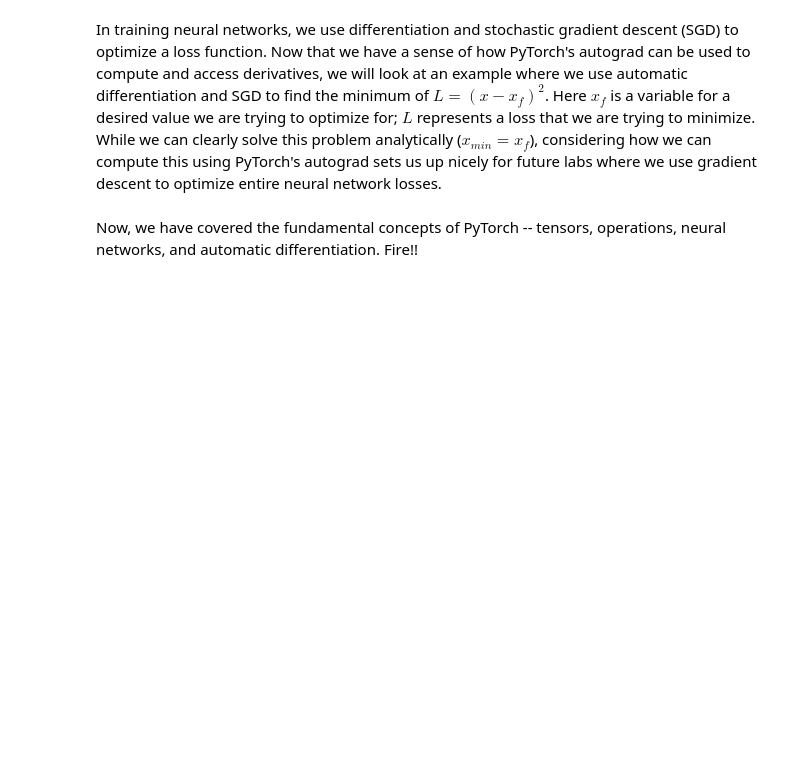
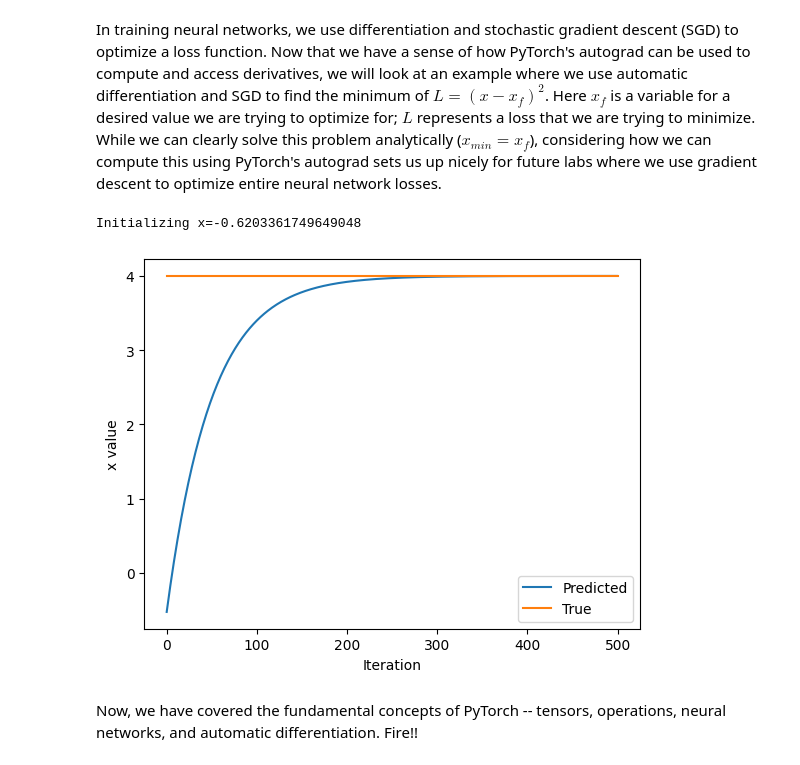
Before and after one commit to defnebu/introtodeeplearning, a Jupyter notebook: lab1/PT_Part1_Intro.ipynb, the cells around one changed output. Saved outputs shown, nothing was run; the diff lists cells and outputs as text; code cells hidden in the pictures; blank space fills up the shorter version.

```diff
--- a/lab1/PT_Part1_Intro.ipynb
+++ b/lab1/PT_Part1_Intro.ipynb
@@ -352,33 +352,36 @@ In training neural networks, we use differentiation and stochastic gradient desc
 x = torch.randn(1)
 print(f"Initializing x={x.item()}")
 
 learning_rate = 1e-2  # Learning rate
 history = []
 x_f = 4  # Target value
 
 
 # We will run gradient descent for a number of iterations. At each iteration, we compute the loss,
 #   compute the derivative of the loss with respect to x, and perform the update.
 for i in range(500):
     x = torch.tensor([x], requires_grad=True)
 
     # TODO: Compute the loss as the square of the difference between x and x_f
-    loss = # TODO
+    loss = torch.square(torch.sub(x,x_f))
 
     # Backpropagate through the loss to compute gradients
     loss.backward()
 
     # Update x with gradient descent
     x = x.item() - learning_rate * x.grad
 
     history.append(x.item())
 
 # Plot the evolution of x as we optimize toward x_f!
 plt.plot(history)
 plt.plot([0, 500], [x_f, x_f])
 plt.legend(('Predicted', 'True'))
 plt.xlabel('Iteration')
 plt.ylabel('x value')
 plt.show()
+# %% [output]
+Initializing x=-0.6203361749649048
+[figure, added]
 # %% [markdown]
 Now, we have covered the fundamental concepts of PyTorch -- tensors, operations, neural networks, and automatic differentiation. Fire!!
```
Also changed, not shown: parts of 5 cells of this notebook.
